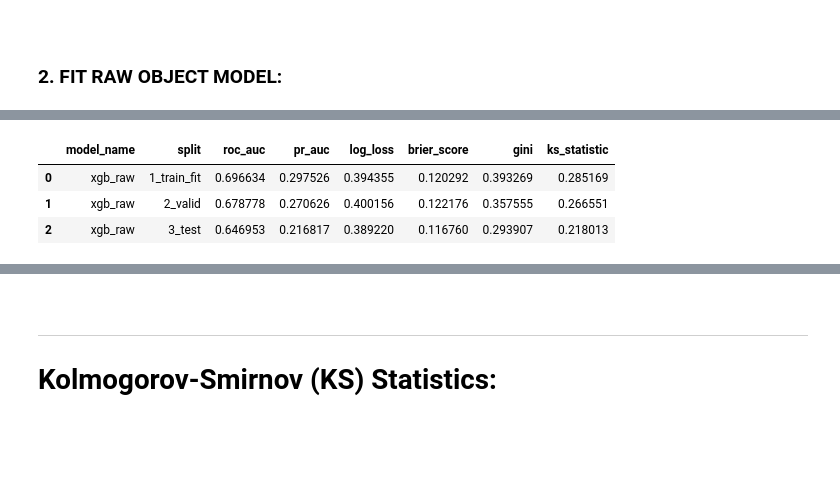
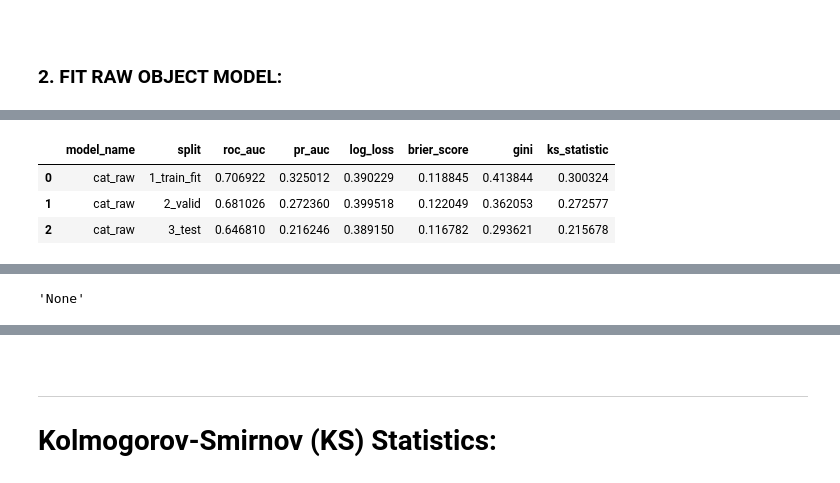
Before and after one commit to tommyalba/credit_risk_idx-partners, a Jupyter notebook: notebooks/4_Modeling_Tree-based.ipynb, the cells around one changed output, grey strips where cells are left out. Cells and saved outputs as stored; diff of their text form; code cells hidden in the pictures; blank space fills up the shorter version.

```diff
--- a/notebooks/4_Modeling_Tree-based.ipynb
+++ b/notebooks/4_Modeling_Tree-based.ipynb
@@ -64,7 +68,7 @@ y_valid = deserialize_data('data/interim/y_valid.pkl')
 
 # Test Set
 X_test = deserialize_data('data/interim/X_test_raw.pkl')
-y_test = deserialize_data('data/interim//y_test.pkl')
+y_test = deserialize_data('data/interim/y_test.pkl')
 # %% [output]
 Data successfully deserialized from data/interim/X_train_raw.pkl
 Data successfully deserialized from data/interim/y_train.pkl
@@ -1216,6 +695,14 @@ my_fitted_models = {
     'lgbm_raw': fitted_models_dict['lgbm_raw'],
 }
 
+# Soft-voting ensemble of the three family winners (averaged probabilities, no refit)
+from src.ensemble import AverageProbabilityEnsemble
+my_fitted_models['ensemble_avg'] = AverageProbabilityEnsemble([
+    fitted_models_dict['xgb_raw'],
+    fitted_models_dict['cat_raw'],
+    fitted_models_dict['lgbm_raw'],
+])
+
 # Execute Pipeline Evaluation Phase A
 base_model_leaderboard = evaluate_base_models_pipeline(
     fitted_models=my_fitted_models,
@@ -1256,7 +755,7 @@ display(
 logger.info(f"========== STAGE A TO B TRANSITION - WINNER SELECTION ==========")
 
 # Manual override parameters (Change to model name, e.g. 'xgb_raw', if you want to override)
-MANUAL_WINNER = 'xgb_raw'
+MANUAL_WINNER = None  # auto-select by valid ROC-AUC/log-loss
 
 # Choose a Winner
 best_model_name, best_model_obj, best_model_metrics = select_stage_a_winner(
@@ -1279,4 +778,6 @@ display(best_model_metrics)
 MODEL_SAVE_PATH = f"./models/{best_model_name}_stage_A_winner.joblib"
 save_best_model(best_model_obj, MODEL_SAVE_PATH)
 logger.info(f"Winner model safely serialized to {MODEL_SAVE_PATH}")
+mlflow.log_param("stage_a_winner", best_model_name)
+mlflow.log_param("manual_override", str(MANUAL_WINNER))
 # %% [output]
@@ -1288,4 +789,4 @@ logger.info(f"Winner model safely serialized to {MODEL_SAVE_PATH}")
 |  | model_name | split | roc_auc | pr_auc | log_loss | brier_score | gini | ks_statistic |
-| 0 | xgb_raw | 1_train_fit | 0.696634 | 0.297526 | 0.394355 | 0.120292 | 0.393269 | 0.285169 |
-| 1 | xgb_raw | 2_valid | 0.678778 | 0.270626 | 0.400156 | 0.122176 | 0.357555 | 0.266551 |
-| 2 | xgb_raw | 3_test | 0.646953 | 0.216817 | 0.389220 | 0.116760 | 0.293907 | 0.218013 |
+| 0 | cat_raw | 1_train_fit | 0.706922 | 0.325012 | 0.390229 | 0.118845 | 0.413844 | 0.300324 |
+| 1 | cat_raw | 2_valid | 0.681026 | 0.272360 | 0.399518 | 0.122049 | 0.362053 | 0.272577 |
+| 2 | cat_raw | 3_test | 0.646810 | 0.216246 | 0.389150 | 0.116782 | 0.293621 | 0.215678 |
@@ -1293,3 +794,4 @@ logger.info(f"Winner model safely serialized to {MODEL_SAVE_PATH}")
+'None'
 # %%
 logger.info(f"========== STAGE B - CALIBRATION PIPELINE ==========")
 
```
Also changed, not shown: parts of 28 cells of this notebook, 45 other files.
